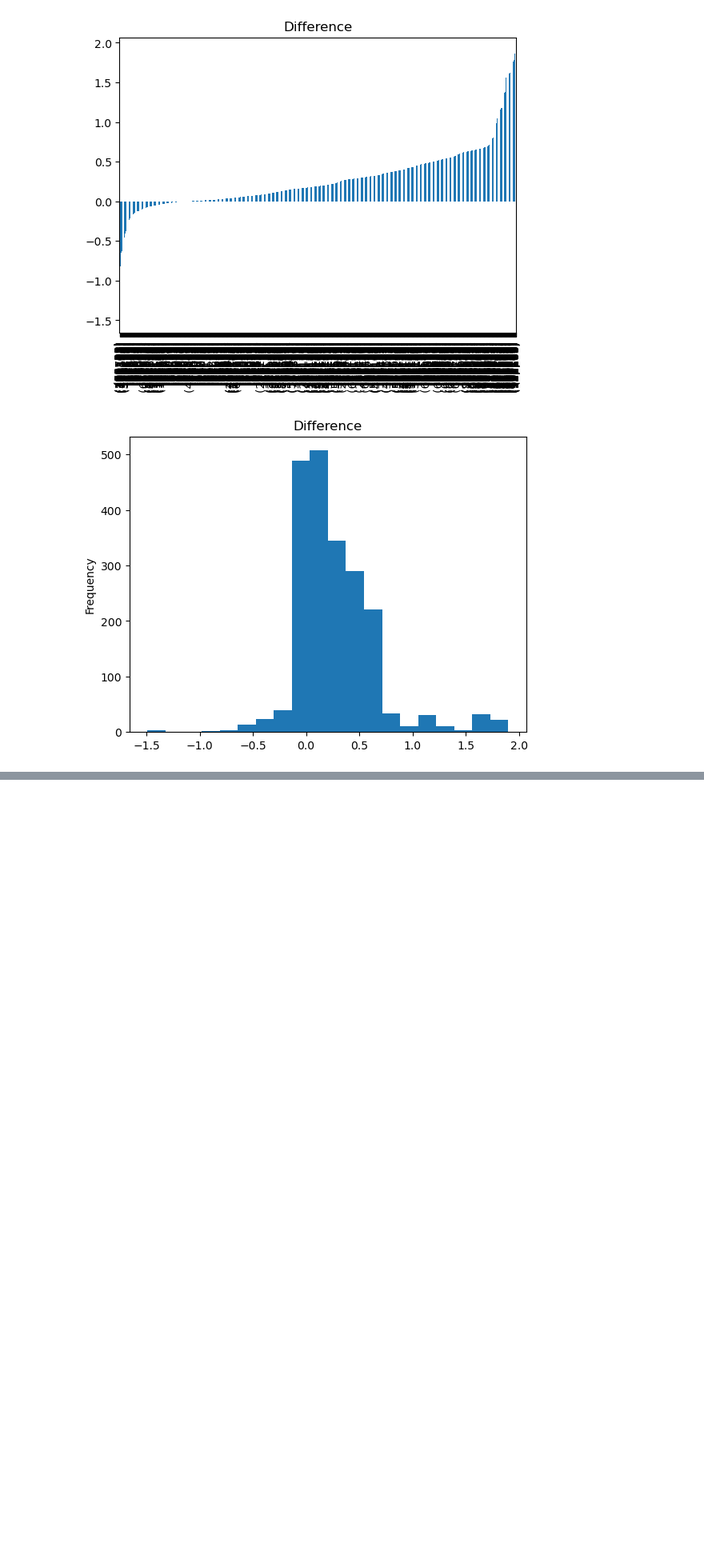
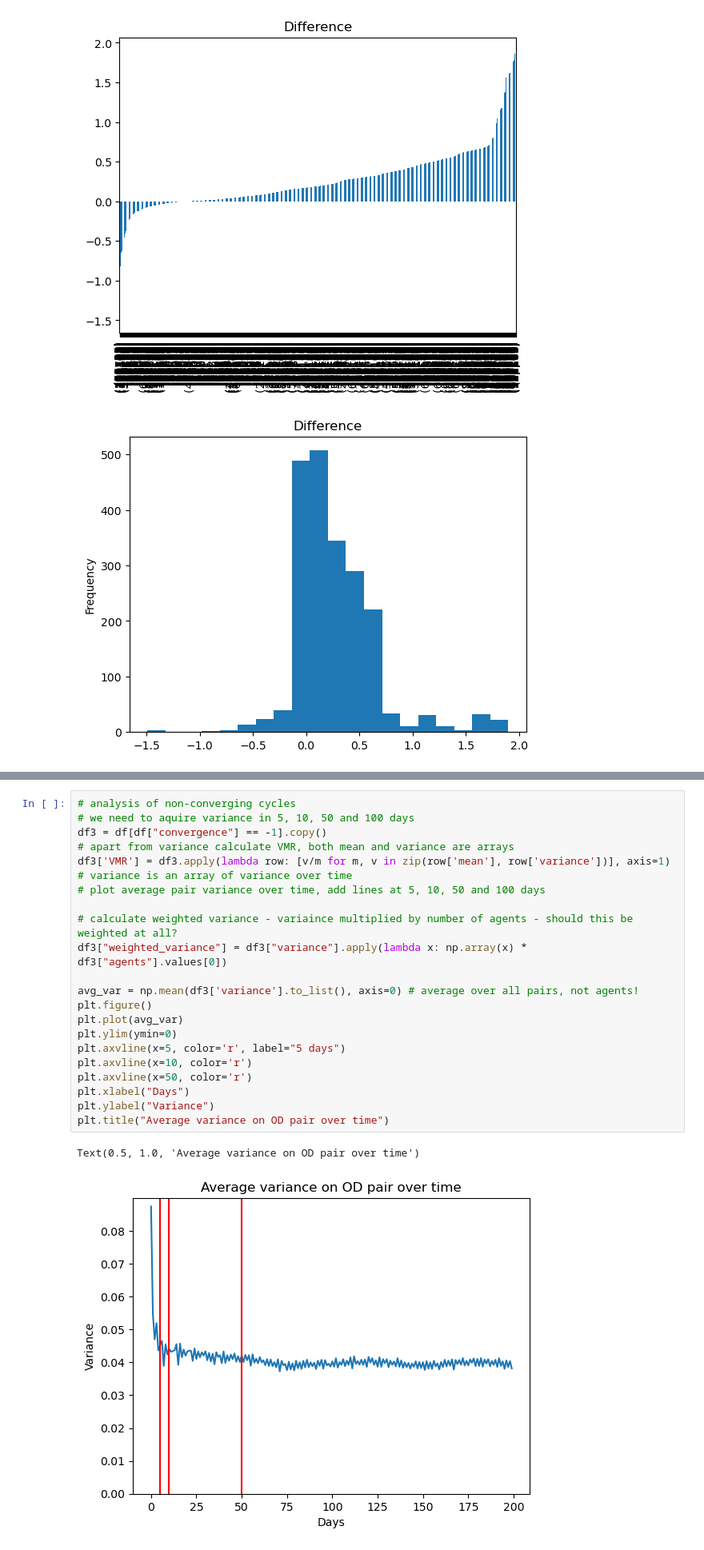
Before and after one commit to COeXISTENCE-PROJECT/Wardropian_cycles, a Jupyter notebook: Greedy_algorithm/plots_numerical_results.ipynb, the cells around one changed output, grey strips where cells are left out. Shown at 80% size. Cells and saved outputs as stored; diff of their text form; blank space fills up the shorter version.

```diff
--- a/Greedy_algorithm/plots_numerical_results.ipynb
+++ b/Greedy_algorithm/plots_numerical_results.ipynb
@@ -157,0 +248,25 @@ plt.show()
+# %%
+# analysis of non-converging cycles
+# we need to aquire variance in 5, 10, 50 and 100 days
+df3 = df[df["convergence"] == -1].copy()
+# apart from variance calculate VMR, both mean and variance are arrays
+df3['VMR'] = df3.apply(lambda row: [v/m for m, v in zip(row['mean'], row['variance'])], axis=1)
+# variance is an array of variance over time
+# plot average pair variance over time, add lines at 5, 10, 50 and 100 days
+
+# calculate weighted variance - variaince multiplied by number of agents - should this be weighted at all?
+df3["weighted_variance"] = df3["variance"].apply(lambda x: np.array(x) * df3["agents"].values[0])
+
+avg_var = np.mean(df3['variance'].to_list(), axis=0) # average over all pairs, not agents!
+plt.figure()
+plt.plot(avg_var)
+plt.ylim(ymin=0)
+plt.axvline(x=5, color='r', label="5 days")
+plt.axvline(x=10, color='r')
+plt.axvline(x=50, color='r')
+plt.xlabel("Days")
+plt.ylabel("Variance")
+plt.title("Average variance on OD pair over time")
+# %% [output]
+Text(0.5, 1.0, 'Average variance on OD pair over time')
+[figure, added]
```
Also changed, not shown: parts of 9 cells of this notebook, 12 other files.
